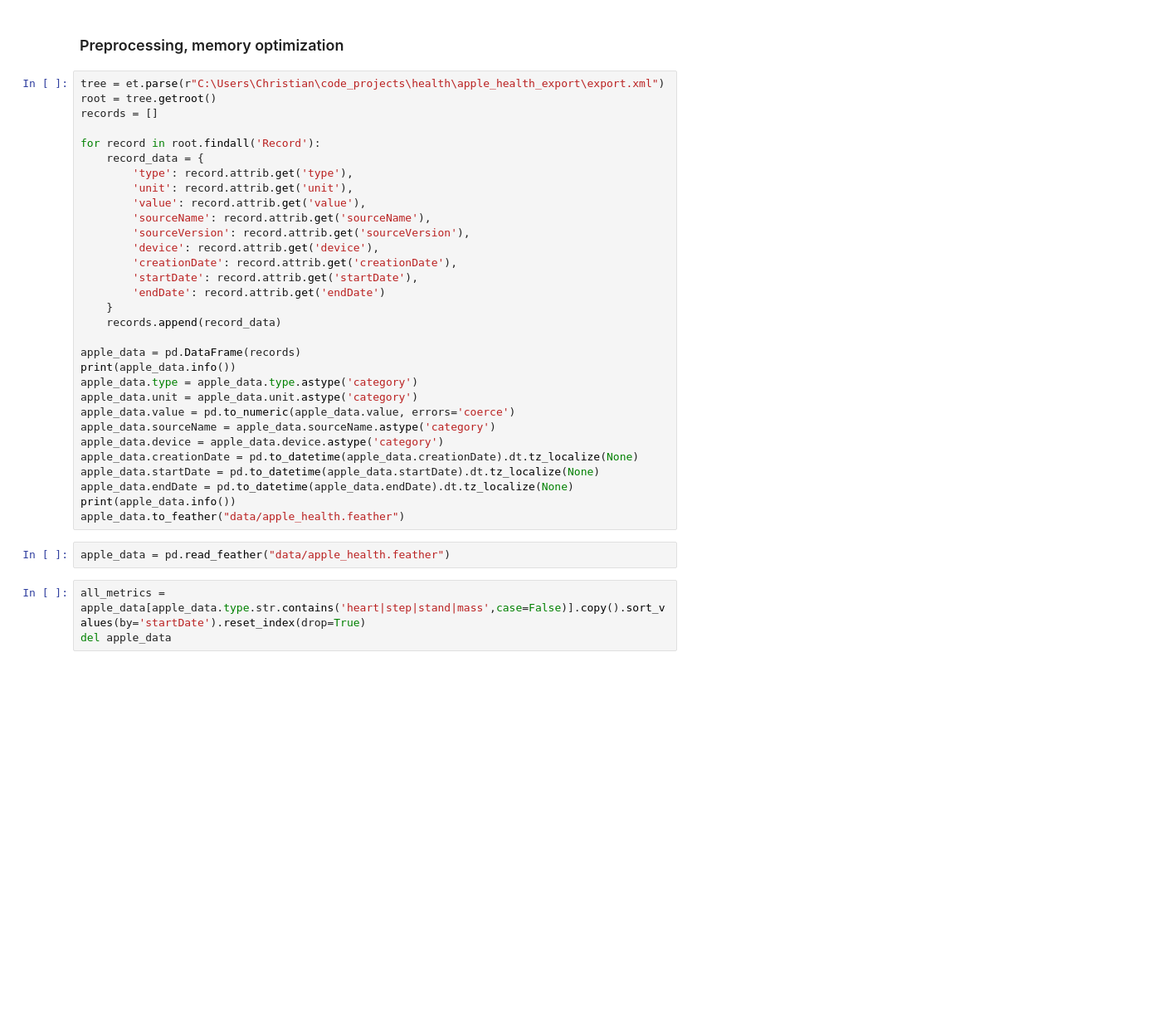
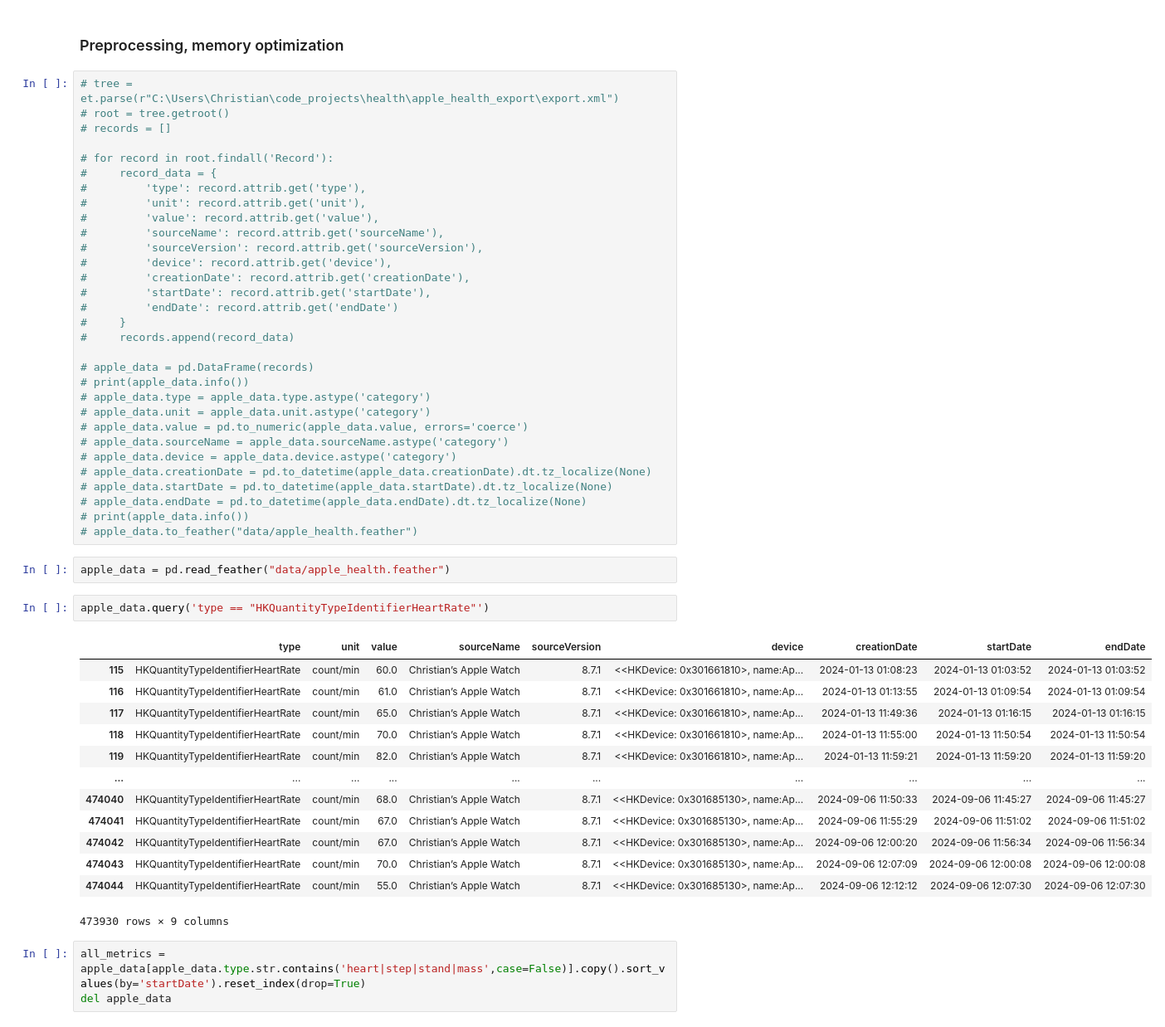
Before and after one commit to helloimfrei/apple-heart-rate, a Jupyter notebook: exploration/data_exploration.ipynb, the cells around one changed output. Shown at 83% size. Cells and saved outputs as stored; diff of their text form; blank space fills up the shorter version.

```diff
--- a/exploration/data_exploration.ipynb
+++ b/exploration/data_exploration.ipynb
@@ -14,38 +14,54 @@ os.chdir(r"C:\Users\Christian\code_projects\apple-heart-rate")
 # %% [markdown]
 ### Preprocessing, memory optimization
 # %%
-tree = et.parse(r"C:\Users\Christian\code_projects\health\apple_health_export\export.xml")
-root = tree.getroot()
-records = []
+# tree = et.parse(r"C:\Users\Christian\code_projects\health\apple_health_export\export.xml")
+# root = tree.getroot()
+# records = []
 
-for record in root.findall('Record'):
-    record_data = {
-        'type': record.attrib.get('type'),
-        'unit': record.attrib.get('unit'),
-        'value': record.attrib.get('value'),
-        'sourceName': record.attrib.get('sourceName'),
-        'sourceVersion': record.attrib.get('sourceVersion'),
-        'device': record.attrib.get('device'),
-        'creationDate': record.attrib.get('creationDate'),
-        'startDate': record.attrib.get('startDate'),
-        'endDate': record.attrib.get('endDate')
-    }
-    records.append(record_data)
+# for record in root.findall('Record'):
+#     record_data = {
+#         'type': record.attrib.get('type'),
+#         'unit': record.attrib.get('unit'),
+#         'value': record.attrib.get('value'),
+#         'sourceName': record.attrib.get('sourceName'),
+#         'sourceVersion': record.attrib.get('sourceVersion'),
+#         'device': record.attrib.get('device'),
+#         'creationDate': record.attrib.get('creationDate'),
+#         'startDate': record.attrib.get('startDate'),
+#         'endDate': record.attrib.get('endDate')
+#     }
+#     records.append(record_data)
 
-apple_data = pd.DataFrame(records)
-print(apple_data.info())
-apple_data.type = apple_data.type.astype('category')
-apple_data.unit = apple_data.unit.astype('category')
-apple_data.value = pd.to_numeric(apple_data.value, errors='coerce')
-apple_data.sourceName = apple_data.sourceName.astype('category')
-apple_data.device = apple_data.device.astype('category')
-apple_data.creationDate = pd.to_datetime(apple_data.creationDate).dt.tz_localize(None)
-apple_data.startDate = pd.to_datetime(apple_data.startDate).dt.tz_localize(None)
-apple_data.endDate = pd.to_datetime(apple_data.endDate).dt.tz_localize(None)
-print(apple_data.info())
-apple_data.to_feather("data/apple_health.feather")
+# apple_data = pd.DataFrame(records)
+# print(apple_data.info())
+# apple_data.type = apple_data.type.astype('category')
+# apple_data.unit = apple_data.unit.astype('category')
+# apple_data.value = pd.to_numeric(apple_data.value, errors='coerce')
+# apple_data.sourceName = apple_data.sourceName.astype('category')
+# apple_data.device = apple_data.device.astype('category')
+# apple_data.creationDate = pd.to_datetime(apple_data.creationDate).dt.tz_localize(None)
+# apple_data.startDate = pd.to_datetime(apple_data.startDate).dt.tz_localize(None)
+# apple_data.endDate = pd.to_datetime(apple_data.endDate).dt.tz_localize(None)
+# print(apple_data.info())
+# apple_data.to_feather("data/apple_health.feather")
 # %%
 apple_data = pd.read_feather("data/apple_health.feather")
+# %%
+apple_data.query('type == "HKQuantityTypeIdentifierHeartRate"')
+# %% [output]
+|  | type | unit | value | sourceName | sourceVersion | device | creationDate | startDate | endDate |
+| 115 | HKQuantityTypeIdentifierHeartRate | count/min | 60.0 | Christian’s Apple Watch | 8.7.1 | <<HKDevice: 0x301661810>, name:Ap... | 2024-01-13 01:08:23 | 2024-01-13 01:03:52 | 2024-01-13 01:03:52 |
+| 116 | HKQuantityTypeIdentifierHeartRate | count/min | 61.0 | Christian’s Apple Watch | 8.7.1 | <<HKDevice: 0x301661810>, name:Ap... | 2024-01-13 01:13:55 | 2024-01-13 01:09:54 | 2024-01-13 01:09:54 |
+| 117 | HKQuantityTypeIdentifierHeartRate | count/min | 65.0 | Christian’s Apple Watch | 8.7.1 | <<HKDevice: 0x301661810>, name:Ap... | 2024-01-13 11:49:36 | 2024-01-13 01:16:15 | 2024-01-13 01:16:15 |
+| 118 | HKQuantityTypeIdentifierHeartRate | count/min | 70.0 | Christian’s Apple Watch | 8.7.1 | <<HKDevice: 0x301661810>, name:Ap... | 2024-01-13 11:55:00 | 2024-01-13 11:50:54 | 2024-01-13 11:50:54 |
+| 119 | HKQuantityTypeIdentifierHeartRate | count/min | 82.0 | Christian’s Apple Watch | 8.7.1 | <<HKDevice: 0x301661810>, name:Ap... | 2024-01-13 11:59:21 | 2024-01-13 11:59:20 | 2024-01-13 11:59:20 |
+| ... | ... | ... | ... | ... | ... | ... | ... | ... | ... |
+| 474040 | HKQuantityTypeIdentifierHeartRate | count/min | 68.0 | Christian’s Apple Watch | 8.7.1 | <<HKDevice: 0x301685130>, name:Ap... | 2024-09-06 11:50:33 | 2024-09-06 11:45:27 | 2024-09-06 11:45:27 |
+| 474041 | HKQuantityTypeIdentifierHeartRate | count/min | 67.0 | Christian’s Apple Watch | 8.7.1 | <<HKDevice: 0x301685130>, name:Ap... | 2024-09-06 11:55:29 | 2024-09-06 11:51:02 | 2024-09-06 11:51:02 |
+| 474042 | HKQuantityTypeIdentifierHeartRate | count/min | 67.0 | Christian’s Apple Watch | 8.7.1 | <<HKDevice: 0x301685130>, name:Ap... | 2024-09-06 12:00:20 | 2024-09-06 11:56:34 | 2024-09-06 11:56:34 |
+| 474043 | HKQuantityTypeIdentifierHeartRate | count/min | 70.0 | Christian’s Apple Watch | 8.7.1 | <<HKDevice: 0x301685130>, name:Ap... | 2024-09-06 12:07:09 | 2024-09-06 12:00:08 | 2024-09-06 12:00:08 |
+| 474044 | HKQuantityTypeIdentifierHeartRate | count/min | 55.0 | Christian’s Apple Watch | 8.7.1 | <<HKDevice: 0x301685130>, name:Ap... | 2024-09-06 12:12:12 | 2024-09-06 12:07:30 | 2024-09-06 12:07:30 |
+473930 rows × 9 columns
 # %%
 all_metrics = apple_data[apple_data.type.str.contains('heart|step|stand|mass',case=False)].copy().sort_values(by='startDate').reset_index(drop=True)
 del apple_data
```
Also changed, not shown: parts of 13 cells of this notebook, 10 other files.
